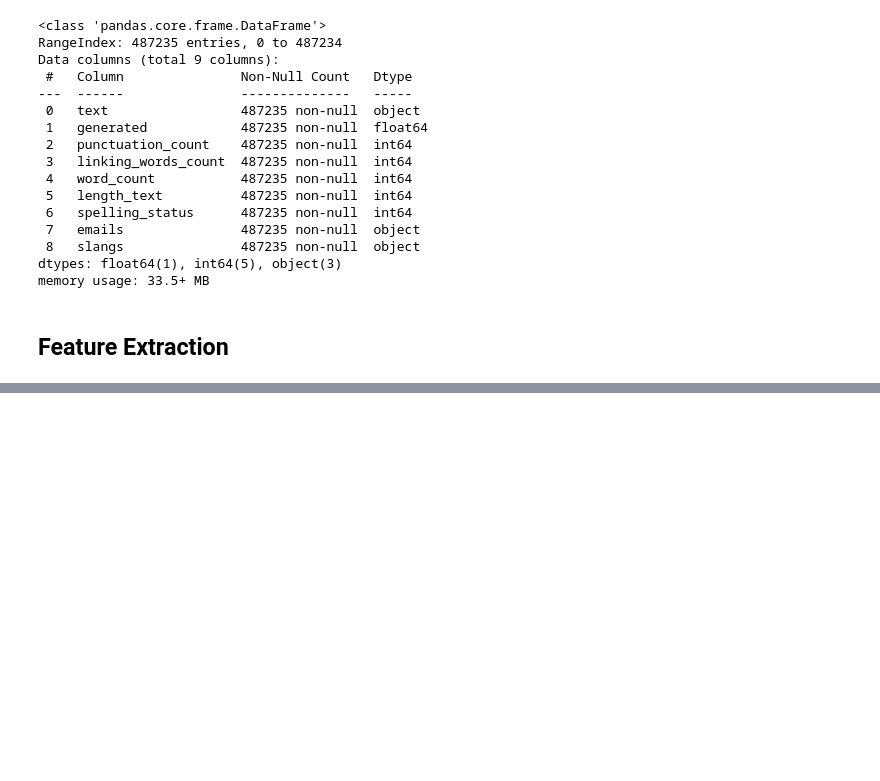
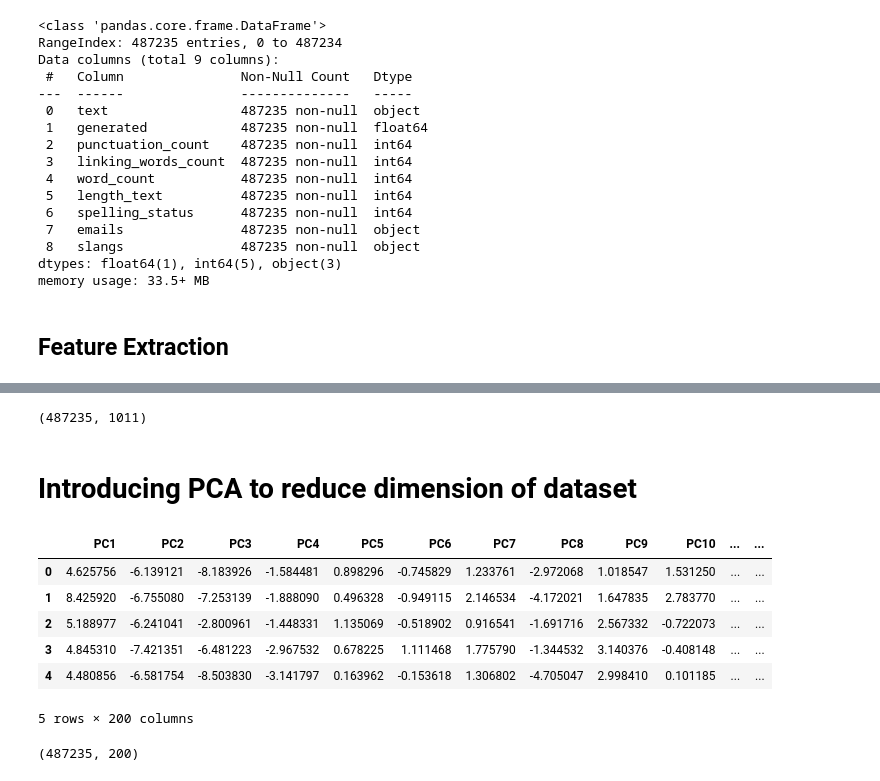
Before and after one commit to edojatheophilus/AI-vs-Human-Text-Detection, a Jupyter notebook: AI_human_txt_NLP_PROJECT.ipynb, the cells around one changed output, grey strips where cells are left out. Cells and saved outputs as stored; diff of their text form; code cells hidden in the pictures; blank space fills up the shorter version.

```diff
--- a/AI_human_txt_NLP_PROJECT.ipynb
+++ b/AI_human_txt_NLP_PROJECT.ipynb
@@ -1189,0 +1010,9 @@ print(f"F1 Score: {unseen_f1}")
+# %%
+# Load the compressed pickle file with the final processed data
+with gzip.open('final_processed_data_1.pkl.gz', 'rb') as f:
+    final_processed_data = pickle.load(f)
+
+# Now final_processed_data contains our DataFrame with all the features
+# %%
+df_with_features=final_processed_data
+df_with_features.head()
@@ -1189,0 +1029,9 @@ print(f"F1 Score: {unseen_f1}")
+# %%
+from sklearn.preprocessing import StandardScaler
+from sklearn.decomposition import PCA
+
+# Step 1: Normalize the features
+scaler = StandardScaler()
+normalized_features = scaler.fit_transform(df_with_features)
+
+normalized_features
@@ -1189,0 +1052,36 @@ print(f"F1 Score: {unseen_f1}")
+# %%
+normalized_features.shape
+# %% [output]
+(487235, 1011)
+# %% [markdown]
+# **Introducing PCA to reduce dimension of dataset**
+# %%
+import pandas as pd
+
+# Step 2: Apply PCA
+# Define the number of components you want to keep
+n_components = 200
+
+# Apply PCA
+pca = PCA(n_components=n_components)
+pca.fit(normalized_features)
+
+# Transform the data to its principal components
+principal_components = pca.transform(normalized_features)
+
+# Update the dataframe with the principal components
+df_with_pca = pd.DataFrame(principal_components, columns=[f"PC{i}" for i in range(1, n_components + 1)])
+# %%
+df_with_pca.head()
+# %% [output]
+|  | PC1 | PC2 | PC3 | PC4 | PC5 | PC6 | PC7 | PC8 | PC9 | PC10 | ... | ... |
+| 0 | 4.625756 | -6.139121 | -8.183926 | -1.584481 | 0.898296 | -0.745829 | 1.233761 | -2.972068 | 1.018547 | 1.531250 | ... | ... |
+| 1 | 8.425920 | -6.755080 | -7.253139 | -1.888090 | 0.496328 | -0.949115 | 2.146534 | -4.172021 | 1.647835 | 2.783770 | ... | ... |
+| 2 | 5.188977 | -6.241041 | -2.800961 | -1.448331 | 1.135069 | -0.518902 | 0.916541 | -1.691716 | 2.567332 | -0.722073 | ... | ... |
+| 3 | 4.845310 | -7.421351 | -6.481223 | -2.967532 | 0.678225 | 1.111468 | 1.775790 | -1.344532 | 3.140376 | -0.408148 | ... | ... |
+| 4 | 4.480856 | -6.581754 | -8.503830 | -3.141797 | 0.163962 | -0.153618 | 1.306802 | -4.705047 | 2.998410 | 0.101185 | ... | ... |
+5 rows × 200 columns
+# %%
+df_with_pca.shape
+# %% [output]
+(487235, 200)
```
Also changed, not shown: parts of 49 cells of this notebook.
